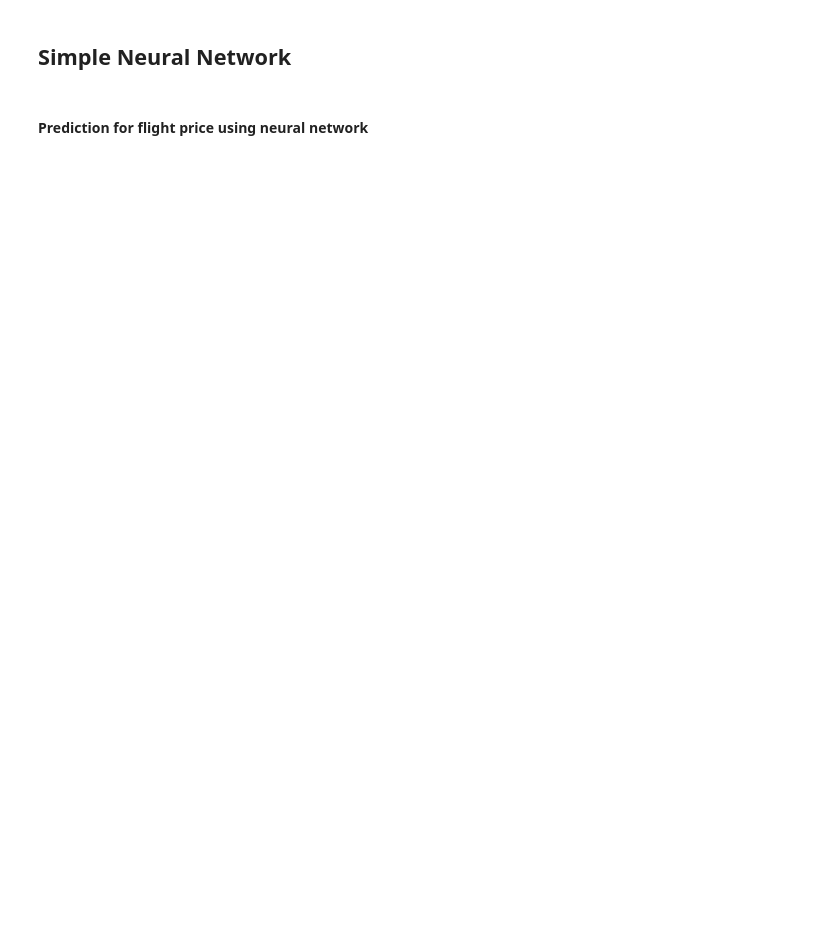
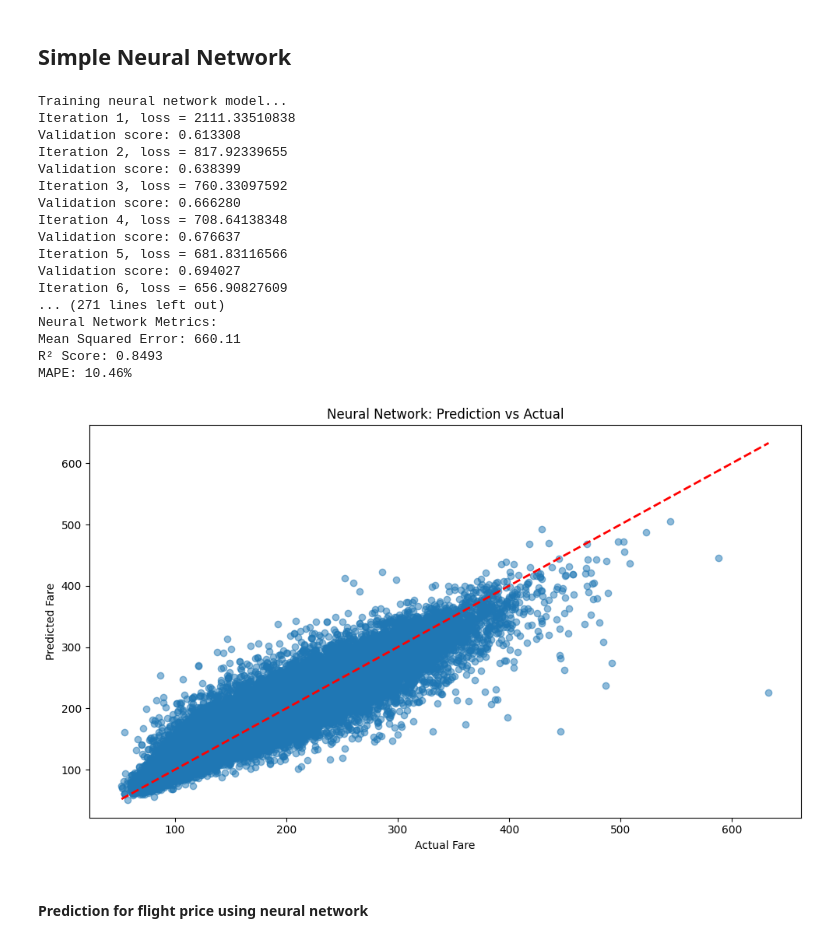
Before and after one commit to devinar25/flight-data-proj, a Jupyter notebook: main.ipynb, the cells around one changed output. Saved outputs shown, nothing was run; the diff lists cells and outputs as text; code cells hidden in the pictures; blank space fills up the shorter version.

Commit message:
full pred done

```diff
--- a/main.ipynb
+++ b/main.ipynb
@@ -887,12 +926,12 @@ def train_neural_network(X, y):
     # Calculate metrics
     mse = mean_squared_error(y_test, y_pred)
     r2 = r2_score(y_test, y_pred)
-    mape = np.mean(np.abs((y_test - y_pred) / y_test)) * 100
+    nn_mape = np.mean(np.abs((y_test - y_pred) / y_test)) * 100
 
     print(f"\nNeural Network Metrics:")
     print(f"Mean Squared Error: {mse:.2f}")
     print(f"R² Score: {r2:.4f}")
-    print(f"MAPE: {mape:.2f}%")
+    print(f"MAPE: {nn_mape:.2f}%")
 
     # Plot predictions vs actual
     plt.figure(figsize=(10, 6))
@@ -906,7 +945,7 @@ def train_neural_network(X, y):
     plt.tight_layout()
     plt.show()
 
-    return nn_model, scaler, feature_order
+    return nn_model, scaler, feature_order, nn_mape
 
 def predict_route_fare_nn(nn_model, scaler, origin_city, dest_city, year, quarter,
                          passengers, carrier, origin_encoder, dest_encoder,
@@ -960,34 +999,53 @@ def predict_route_fare_nn(nn_model, scaler, origin_city, dest_city, year, quarte
 
         # Create DataFrame with exact feature order
         X_pred = pd.DataFrame([features_dict])[feature_order]
 
         # Scale features
         X_pred_scaled = scaler.transform(X_pred)
 
         # Make prediction
         predicted_fare = nn_model.predict(X_pred_scaled)[0]
 
         return {
             'predicted_fare': f"${predicted_fare:.2f}",
             'distance': f"{distance:.1f} miles",
             'origin': origin_city,
             'destination': dest_city,
             'carrier': carrier,
             'quarter': f"Q{quarter}",
             'passengers': passengers,
             'route_exists': route_exists,
             'carrier_serves_route': carrier_serves_route,
             'market_share': f"{market_share*100:.1f}%"
         }
 
     except Exception as e:
         print(f"Debug - Expected features: {feature_order}")
         print(f"Debug - Input features: {list(X_pred.columns) if 'X_pred' in locals() else 'Not created'}")
         return f"Error making prediction: {str(e)}"
 
 # Train the model
 print("Training neural network model...")
-nn_model, feature_scaler, feature_order = train_neural_network(X, y)
+nn_model, feature_scaler, feature_order, nn_mape = train_neural_network(X, y)
+# %% [output]
+Training neural network model...
+Iteration 1, loss = 2111.33510838
+Validation score: 0.613308
+Iteration 2, loss = 817.92339655
+Validation score: 0.638399
+Iteration 3, loss = 760.33097592
+Validation score: 0.666280
+Iteration 4, loss = 708.64138348
+Validation score: 0.676637
+Iteration 5, loss = 681.83116566
+Validation score: 0.694027
+Iteration 6, loss = 656.90827609
+... (271 lines left out)
+Neural Network Metrics:
+Mean Squared Error: 660.11
+R² Score: 0.8493
+MAPE: 10.46%
+[figure, added]
 # %% [markdown]
 #### Prediction for flight price using neural network
 # %%
```
Also changed, not shown: parts of 19 cells of this notebook.
